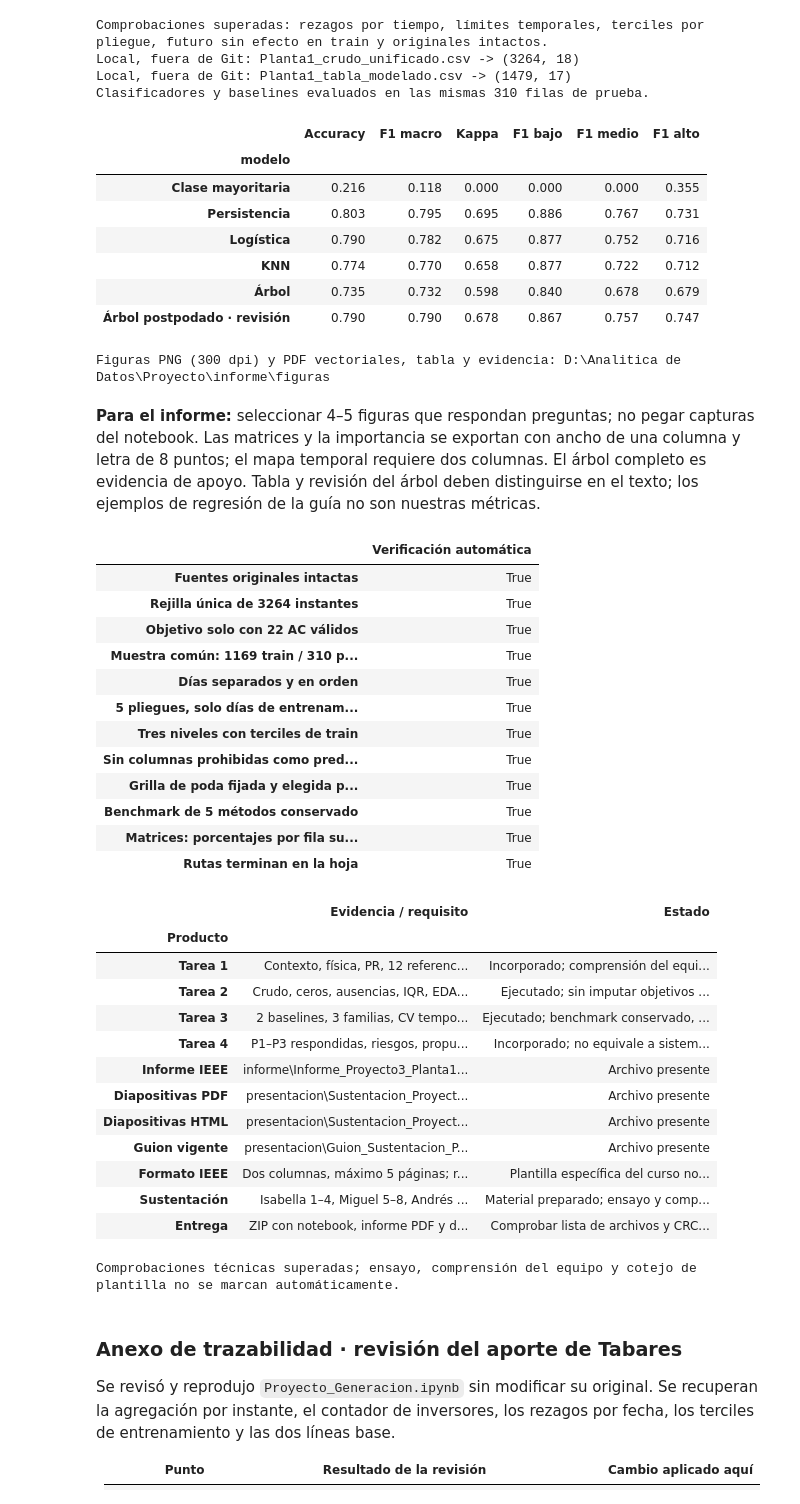
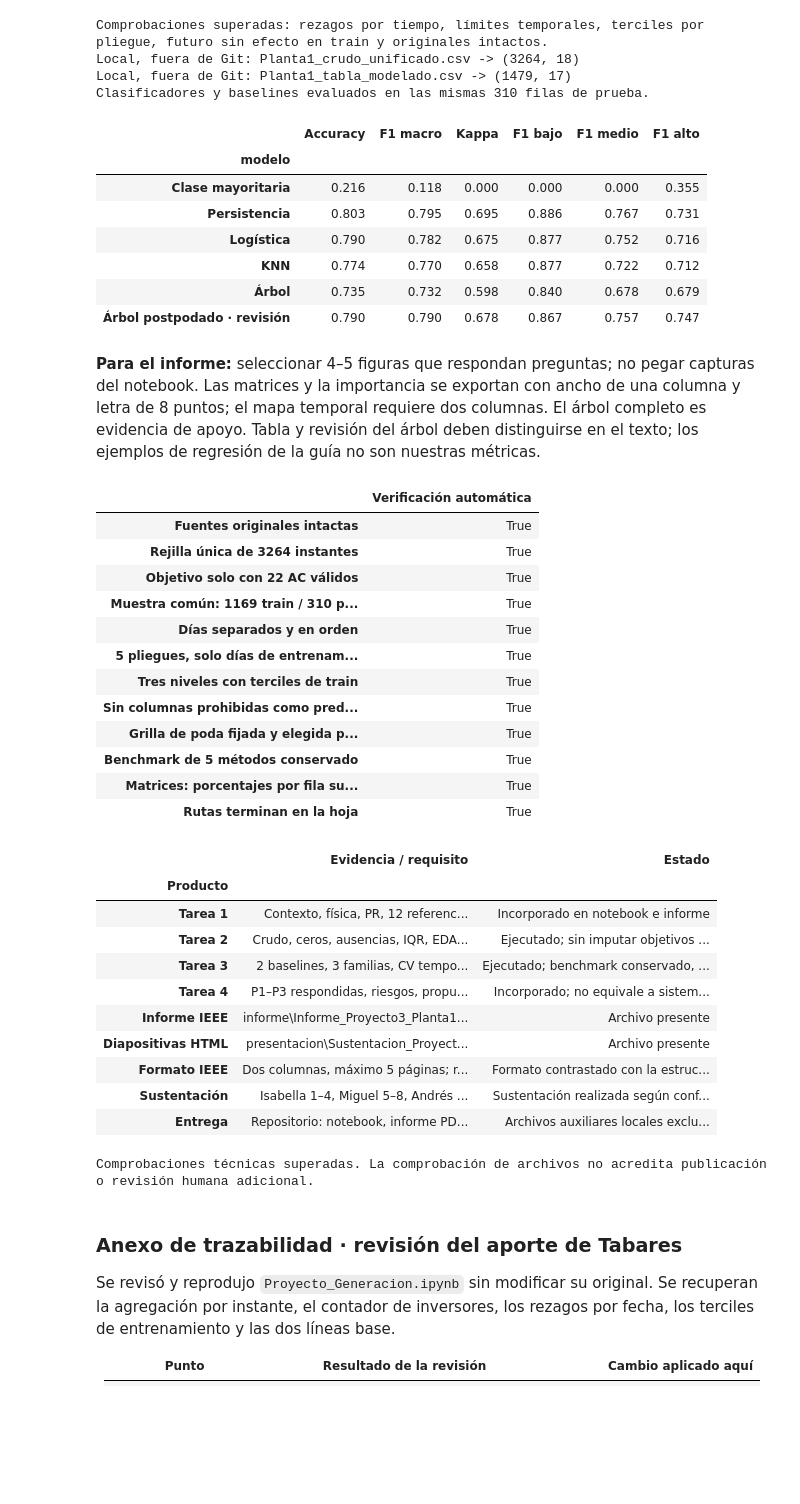
Before and after one commit to MekiahxAndres/proyecto3-solar-planta1, a Jupyter notebook: notebooks/Proyecto3_Planta1.ipynb, the cells around one changed output. Saved outputs shown, nothing was run; the diff lists cells and outputs as text; code cells hidden in the pictures; blank space fills up the shorter version.

Commit message:
Preparar entrega por repositorio con solo materiales necesarios

```diff
--- a/notebooks/Proyecto3_Planta1.ipynb
+++ b/notebooks/Proyecto3_Planta1.ipynb
@@ -65,7 +65,7 @@ DATOS = next((p for p in candidatos if all((p/n).is_file() for n in NOMBRES_CSV)
 if DATOS is None:
     raise FileNotFoundError('Colocar los dos CSV de Planta 1 en datos/ o junto al notebook; ejecutar desde esa carpeta.')
 RAIZ = DATOS.parent if DATOS.name.lower() == 'datos' else DATOS
-EXPORTAR = True  # False para ejecutar sin escribir figuras/tablas auxiliares.
+EXPORTAR = False  # True solo para regenerar figuras/tablas auxiliares locales, excluidas de Git.
 FIGURAS = RAIZ/'informe'/'figuras'
 if EXPORTAR: FIGURAS.mkdir(parents=True, exist_ok=True)
 def exportar(fig, nombre):
@@ -1580,7 +1580,6 @@ display(Markdown('**Para el informe:** seleccionar 4–5 figuras que respondan p
 | KNN | 0.774 | 0.770 | 0.658 | 0.877 | 0.722 | 0.712 |
 | Árbol | 0.735 | 0.732 | 0.598 | 0.840 | 0.678 | 0.679 |
 | Árbol postpodado · revisión | 0.790 | 0.790 | 0.678 | 0.867 | 0.757 | 0.747 |
-Figuras PNG (300 dpi) y PDF vectoriales, tabla y evidencia: D:\Analitica de Datos\Proyecto\informe\figuras
 **Para el informe:** seleccionar 4–5 figuras que respondan preguntas; no pegar capturas del notebook. Las matrices y la importancia se exportan con ancho de una columna y letra de 8 puntos; el mapa temporal requiere dos columnas. El árbol completo es evidencia de apoyo. Tabla y revisión del árbol deben distinguirse en el texto; los ejemplos de regresión de la guía no son nuestras métricas.
 # %%
 comprobaciones = {
@@ -1599,52 +1598,48 @@ comprobaciones = {
 }
 assert all(comprobaciones.values()),[k for k,v in comprobaciones.items() if not v]
 display(pd.Series(comprobaciones,name='Verificación automática').to_frame())
 # La presencia se informa, pero no se exige para ejecutar el notebook fuera del repositorio.
 productos_finales={
  'Informe IEEE':RAIZ/'informe/Informe_Proyecto3_Planta1_IEEE.pdf',
- 'Diapositivas PDF':RAIZ/'presentacion/Sustentacion_Proyecto3_Planta1.pdf',
  'Diapositivas HTML':RAIZ/'presentacion/Sustentacion_Proyecto3_Planta1.html',
- 'Guion vigente':RAIZ/'presentacion/Guion_Sustentacion_Proyecto3_Actualizado.pdf',
 }
 display(pd.DataFrame([
- ['Tarea 1','Contexto, física, PR, 12 referencias y 3 preguntas','Incorporado; comprensión del equipo por comprobar en ensayo'],
+ ['Tarea 1','Contexto, física, PR, 12 referencias y 3 preguntas','Incorporado en notebook e informe'],
  ['Tarea 2','Crudo, ceros, ausencias, IQR, EDA y exclusiones','Ejecutado; sin imputar objetivos ni borrar rarezas automáticamente'],
  ['Tarea 3','2 baselines, 3 familias, CV temporal, métricas y poda','Ejecutado; benchmark conservado, revisión exploratoria identificada'],
  ['Tarea 4','P1–P3 respondidas, riesgos, propuesta O&M y declaración IAG','Incorporado; no equivale a sistema desplegado'],
  *[[k,str(p.relative_to(RAIZ)),'Archivo presente' if p.is_file() else 'No junto al notebook; consultar repositorio'] for k,p in productos_finales.items()],
- ['Formato IEEE','Dos columnas, máximo 5 páginas; reglas de la guía','Plantilla específica del curso no identificada; cotejo pendiente'],
- ['Sustentación','Isabella 1–4, Miguel 5–8, Andrés 9–12; 4 min cada uno','Material preparado; ensayo y comprensión individual pendientes'],
- ['Entrega','ZIP con notebook, informe PDF y diapositivas PDF; sin CSV','Comprobar lista de archivos y CRC del ZIP antes del envío'],
+ ['Formato IEEE','Dos columnas, máximo 5 páginas; reglas de la guía','Formato contrastado con la estructura de la guía del curso'],
+ ['Sustentación','Isabella 1–4, Miguel 5–8, Andrés 9–12; 4 min cada uno','Sustentación realizada según confirmación del equipo'],
+ ['Entrega','Repositorio: notebook, informe PDF, HTML y materiales de clase; sin CSV','Archivos auxiliares locales excluidos de Git'],
 ],columns=['Producto','Evidencia / requisito','Estado']).set_index('Producto'))
-print('Comprobaciones técnicas superadas; ensayo, comprensión del equipo y cotejo de plantilla no se marcan automáticamente.')
+print('Comprobaciones técnicas superadas. La comprobación de archivos no acredita publicación o revisión humana adicional.')
 # %% [output]
 |  | Verificación automática |
 | Fuentes originales intactas | True |
 | Rejilla única de 3264 instantes | True |
 | Objetivo solo con 22 AC válidos | True |
 | Muestra común: 1169 train / 310 p... | True |
 | Días separados y en orden | True |
 | 5 pliegues, solo días de entrenam... | True |
 | Tres niveles con terciles de train | True |
 | Sin columnas prohibidas como pred... | True |
 | Grilla de poda fijada y elegida p... | True |
 | Benchmark de 5 métodos conservado | True |
 | Matrices: porcentajes por fila su... | True |
 | Rutas terminan en la hoja | True |
 |  | Evidencia / requisito | Estado |
 | Producto |  |  |
-| Tarea 1 | Contexto, física, PR, 12 referenc... | Incorporado; comprensión del equi... |
+| Tarea 1 | Contexto, física, PR, 12 referenc... | Incorporado en notebook e informe |
 | Tarea 2 | Crudo, ceros, ausencias, IQR, EDA... | Ejecutado; sin imputar objetivos ... |
 | Tarea 3 | 2 baselines, 3 familias, CV tempo... | Ejecutado; benchmark conservado, ... |
 | Tarea 4 | P1–P3 respondidas, riesgos, propu... | Incorporado; no equivale a sistem... |
 | Informe IEEE | informe\Informe_Proyecto3_Planta1... | Archivo presente |
-| Diapositivas PDF | presentacion\Sustentacion_Proyect... | Archivo presente |
 | Diapositivas HTML | presentacion\Sustentacion_Proyect... | Archivo presente |
-| Guion vigente | presentacion\Guion_Sustentacion_P... | Archivo presente |
-| Formato IEEE | Dos columnas, máximo 5 páginas; r... | Plantilla específica del curso no... |
-| Sustentación | Isabella 1–4, Miguel 5–8, Andrés ... | Material preparado; ensayo y comp... |
-| Entrega | ZIP con notebook, informe PDF y d... | Comprobar lista de archivos y CRC... |
+| Formato IEEE | Dos columnas, máximo 5 páginas; r... | Formato contrastado con la estruc... |
+| Sustentación | Isabella 1–4, Miguel 5–8, Andrés ... | Sustentación realizada según conf... |
+| Entrega | Repositorio: notebook, informe PD... | Archivos auxiliares locales exclu... |
-Comprobaciones técnicas superadas; ensayo, comprensión del equipo y cotejo de plantilla no se marcan automáticamente.
+Comprobaciones técnicas superadas. La comprobación de archivos no acredita publicación o revisión humana adicional.
 # %% [markdown]
 ### Anexo de trazabilidad · revisión del aporte de Tabares
 
```
Also changed, not shown: parts of 1 cell of this notebook, 29 other files.
